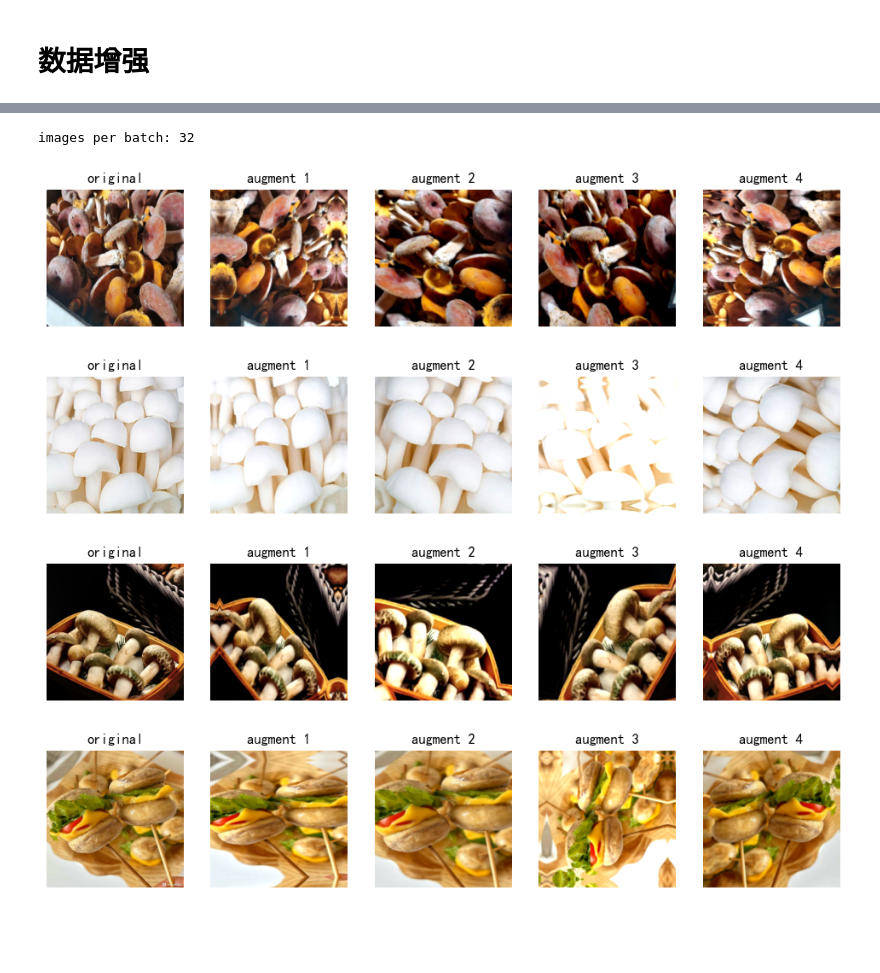
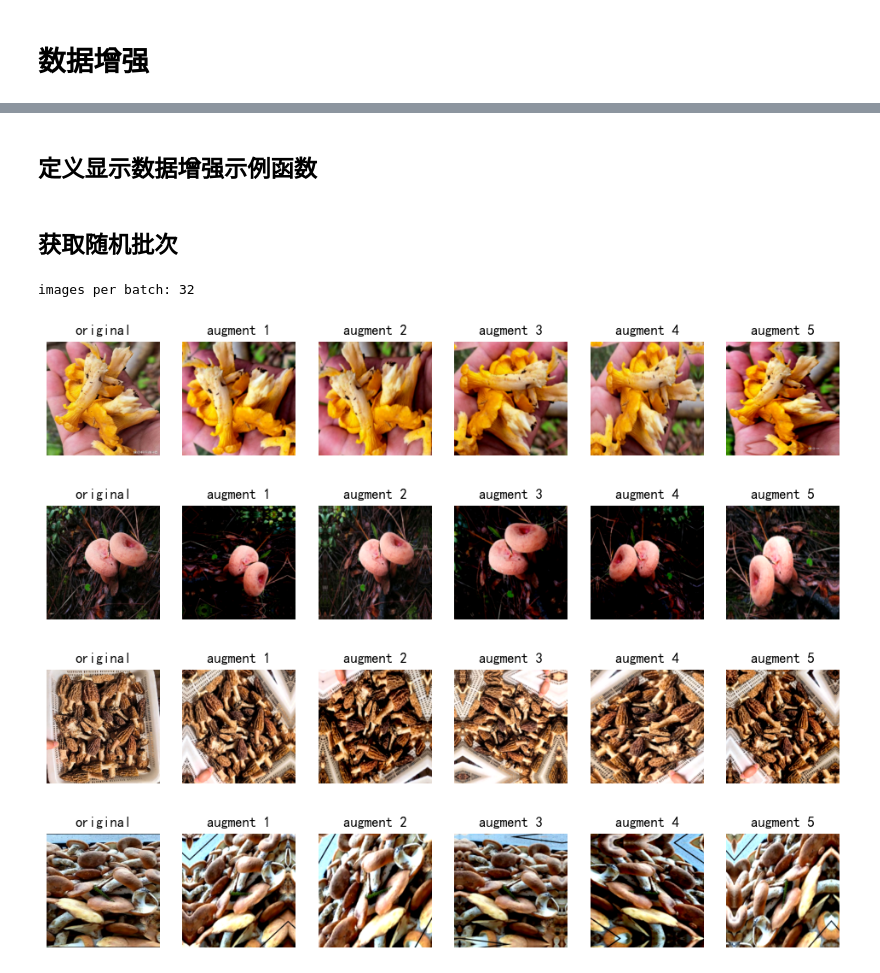
Before and after one commit to caijihuize/Mushroom_Classification, a Jupyter notebook: step2_dataClean.ipynb, the cells around one changed output, grey strips where cells are left out. Drawn from its saved outputs; the diff is of its cells as text; code cells hidden in the pictures; blank space fills up the shorter version.

```diff
--- a/step2_dataClean.ipynb
+++ b/step2_dataClean.ipynb
@@ -268,6 +272,8 @@ data_augmentation = tf.keras.Sequential([
     tf.keras.layers.RandomContrast(0.2),       # 随机对比度调整
     tf.keras.layers.RandomBrightness(0.2)      # 随机亮度调整
 ])
+# %% [markdown]
+## 定义显示数据增强示例函数
 # %%
 def demo_augmentation(sample_image, model, num_aug):
     '''Takes a single image array, then uses a model to generate num_aug transformations'''
@@ -299,25 +305,24 @@ def demo_augmentation(sample_image, model, num_aug):
             ax.set_title('original')
         else:
             ax.set_title(f'augment {index}')
+# %% [markdown]
+## 获取随机批次
 # %%
-# Get a batch of images
-sample_batch = list(dataset.take(1))[0][0]
+# 获取训练集中随机的一批次图片
+sample_batch = list(train_dataset.take(1))[0][0]
 print(f'images per batch: {len(sample_batch)}')
 # %% [output]
 images per batch: 32
 # %%
-NUM_AUG = 4
+NUM_AUG = 5
 
 # Apply the transformations to the first 4 images
 demo_augmentation(sample_batch[0], data_augmentation, NUM_AUG)
 demo_augmentation(sample_batch[1], data_augmentation, NUM_AUG)
 demo_augmentation(sample_batch[2], data_augmentation, NUM_AUG)
 demo_augmentation(sample_batch[3], data_augmentation, NUM_AUG)
-
-# Uncomment the line below to delete the variable to free up some memory
-# del sample_batch
 # %% [output]
-[figure, old version]
+[figure, new version]
-[figure, old version]
+[figure, new version]
-[figure, old version]
+[figure, new version]
-[figure, old version]
+[figure, new version]
```
Also changed, not shown: parts of 2 cells of this notebook.
